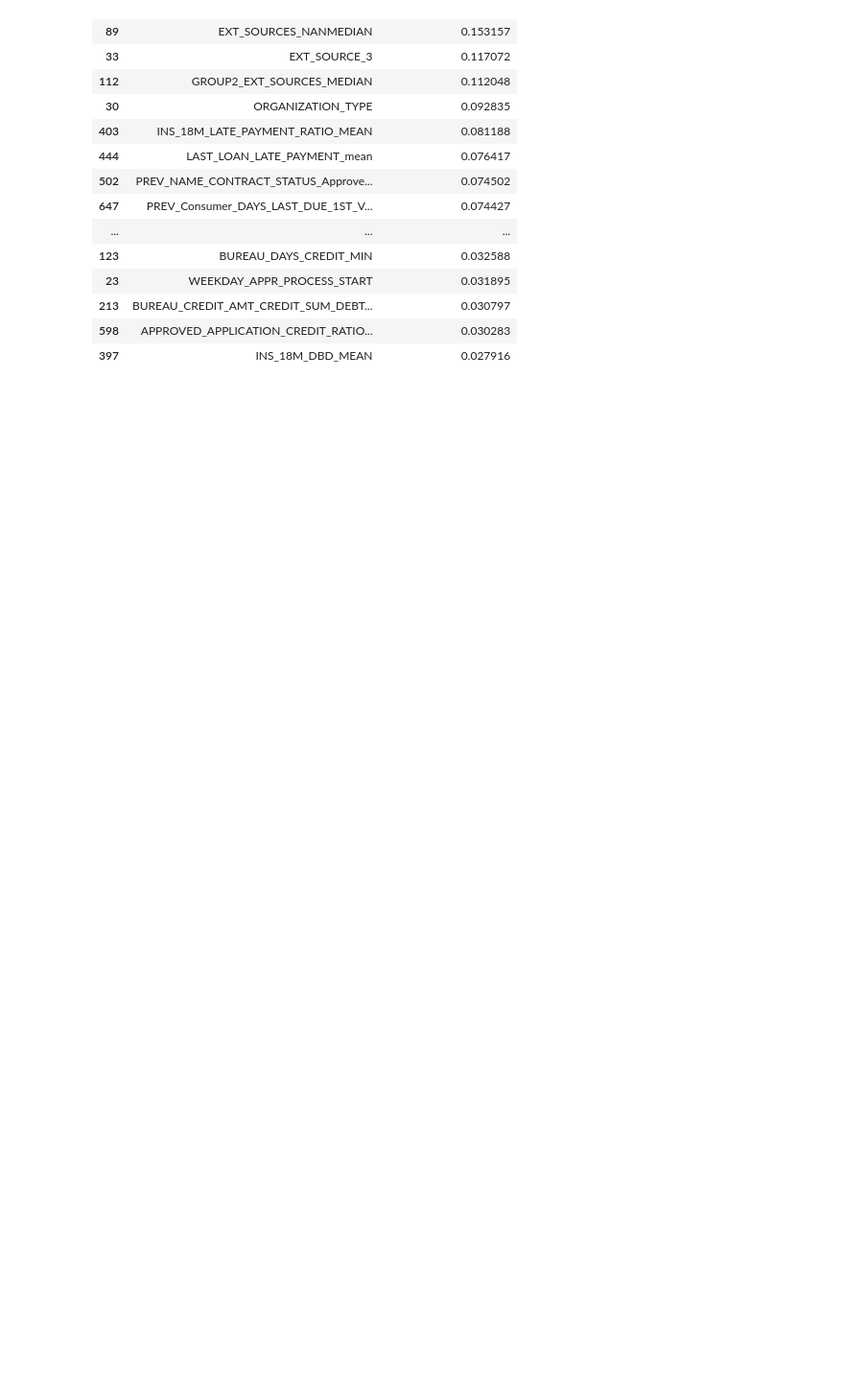
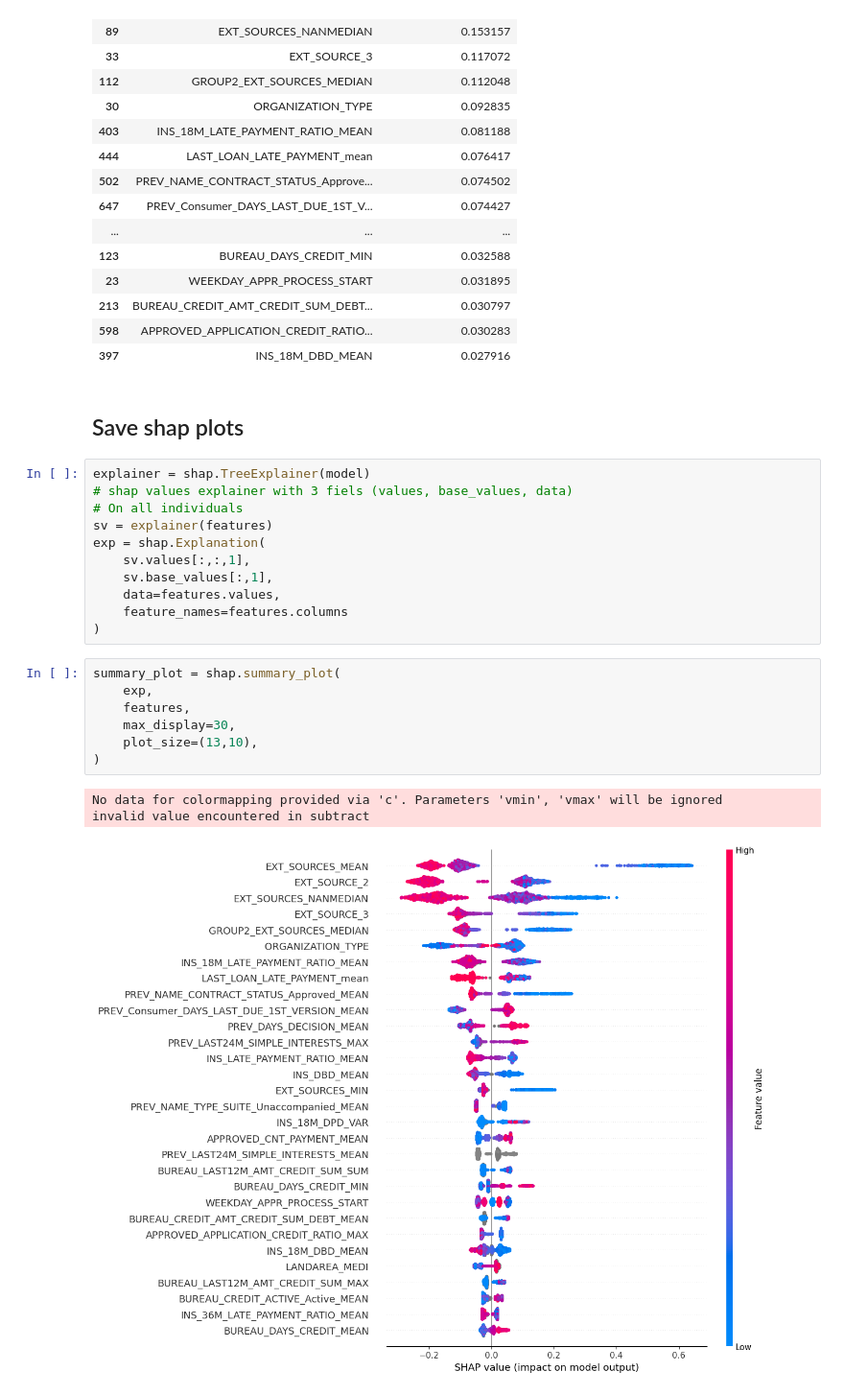
Before and after one commit to JulienfLeBoucher/OC_MLOps_credit_scoring, a Jupyter notebook: api/api_dev.ipynb, the cells around one changed output. Shown at 96% size. Drawn from its saved outputs; the diff is of its cells as text; blank space fills up the shorter version.

```diff
--- a/api/api_dev.ipynb
+++ b/api/api_dev.ipynb
@@ -548,3 +560,27 @@ feature_importance.head(25)
 | 213 | BUREAU_CREDIT_AMT_CREDIT_SUM_DEBT... | 0.030797 |
 | 598 | APPROVED_APPLICATION_CREDIT_RATIO... | 0.030283 |
 | 397 | INS_18M_DBD_MEAN | 0.027916 |
+# %% [markdown]
+## Save shap plots
+# %%
+explainer = shap.TreeExplainer(model)
+# shap values explainer with 3 fiels (values, base_values, data)
+# On all individuals
+sv = explainer(features)
+exp = shap.Explanation(
+    sv.values[:,:,1],
+    sv.base_values[:,1],
+    data=features.values,
+    feature_names=features.columns
+)
+# %%
+summary_plot = shap.summary_plot(
+    exp,
+    features,
+    max_display=30,
+    plot_size=(13,10),
+)
+# %% [output]
+No data for colormapping provided via 'c'. Parameters 'vmin', 'vmax' will be ignored
+invalid value encountered in subtract
+[figure, added]
```
Also changed, not shown: parts of 6 cells of this notebook, 3 other files.
